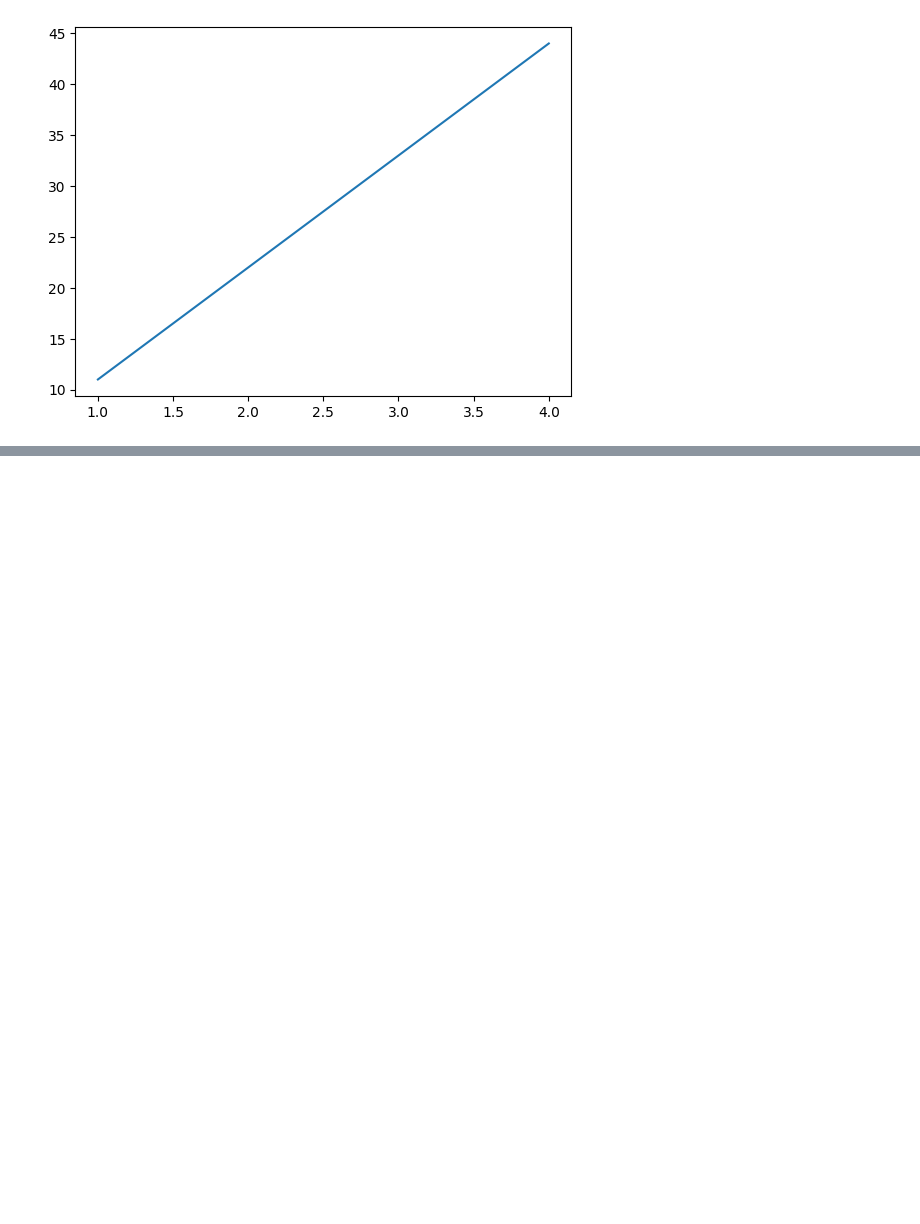
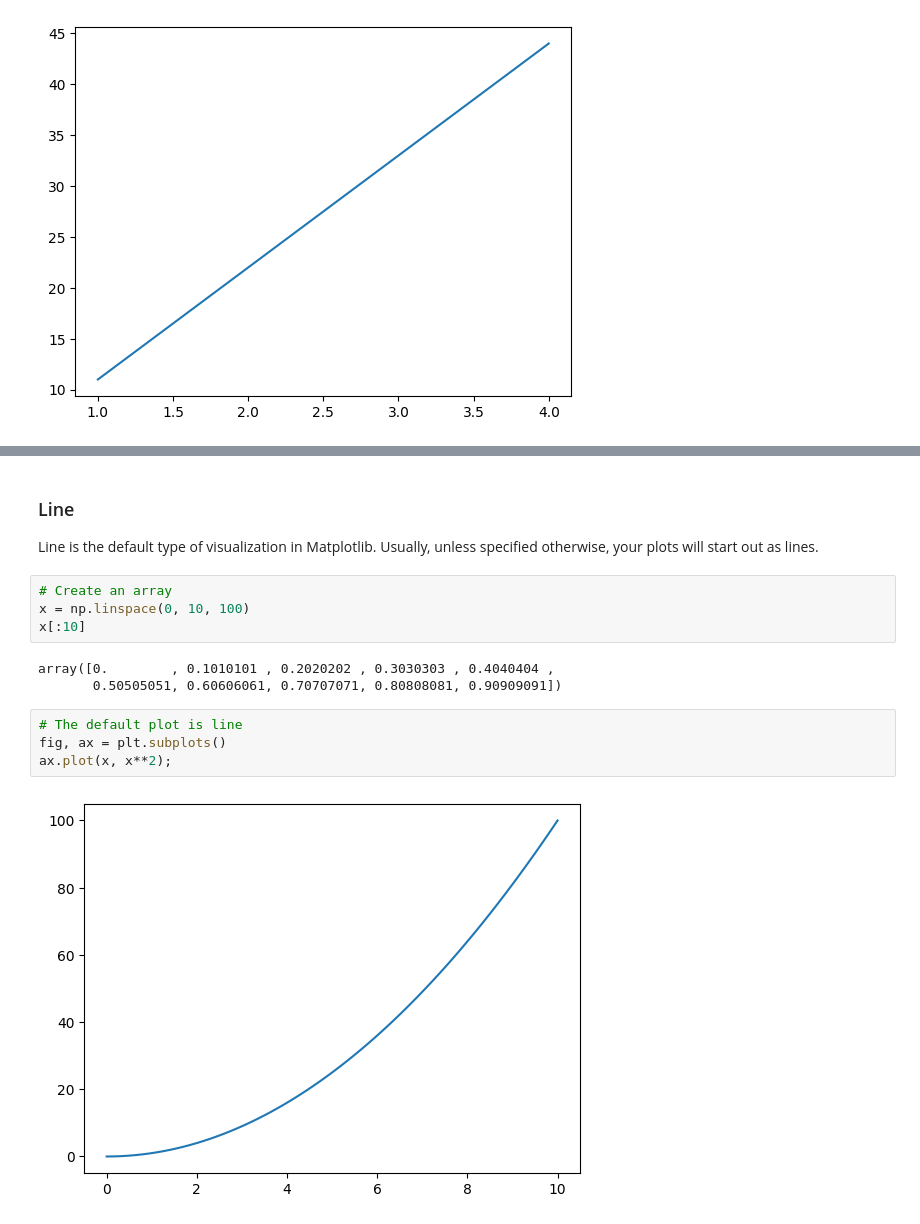
Before and after one commit to UnrivalledHitman120703/Machine-Learning-and-Data-Science-Bootcamp, a Jupyter notebook: Introduction_to_Matplotlib.ipynb, the cells around one changed output, grey strips where cells are left out. Drawn from its saved outputs; the diff is of its cells as text; blank space fills up the shorter version.

```diff
--- a/Introduction_to_Matplotlib.ipynb
+++ b/Introduction_to_Matplotlib.ipynb
@@ -57,0 +92,17 @@ ax.plot(x, y);
+# %% [markdown]
+### Line
+
+Line is the default type of visualization in Matplotlib. Usually, unless specified otherwise, your plots will start out as lines.
+# %%
+# Create an array
+x = np.linspace(0, 10, 100)
+x[:10]
+# %% [output]
+array([0.        , 0.1010101 , 0.2020202 , 0.3030303 , 0.4040404 ,
+       0.50505051, 0.60606061, 0.70707071, 0.80808081, 0.90909091])
+# %%
+# The default plot is line
+fig, ax = plt.subplots()
+ax.plot(x, x**2);
+# %% [output]
+[figure, added]
```
Also changed, not shown: parts of 10 cells of this notebook.
